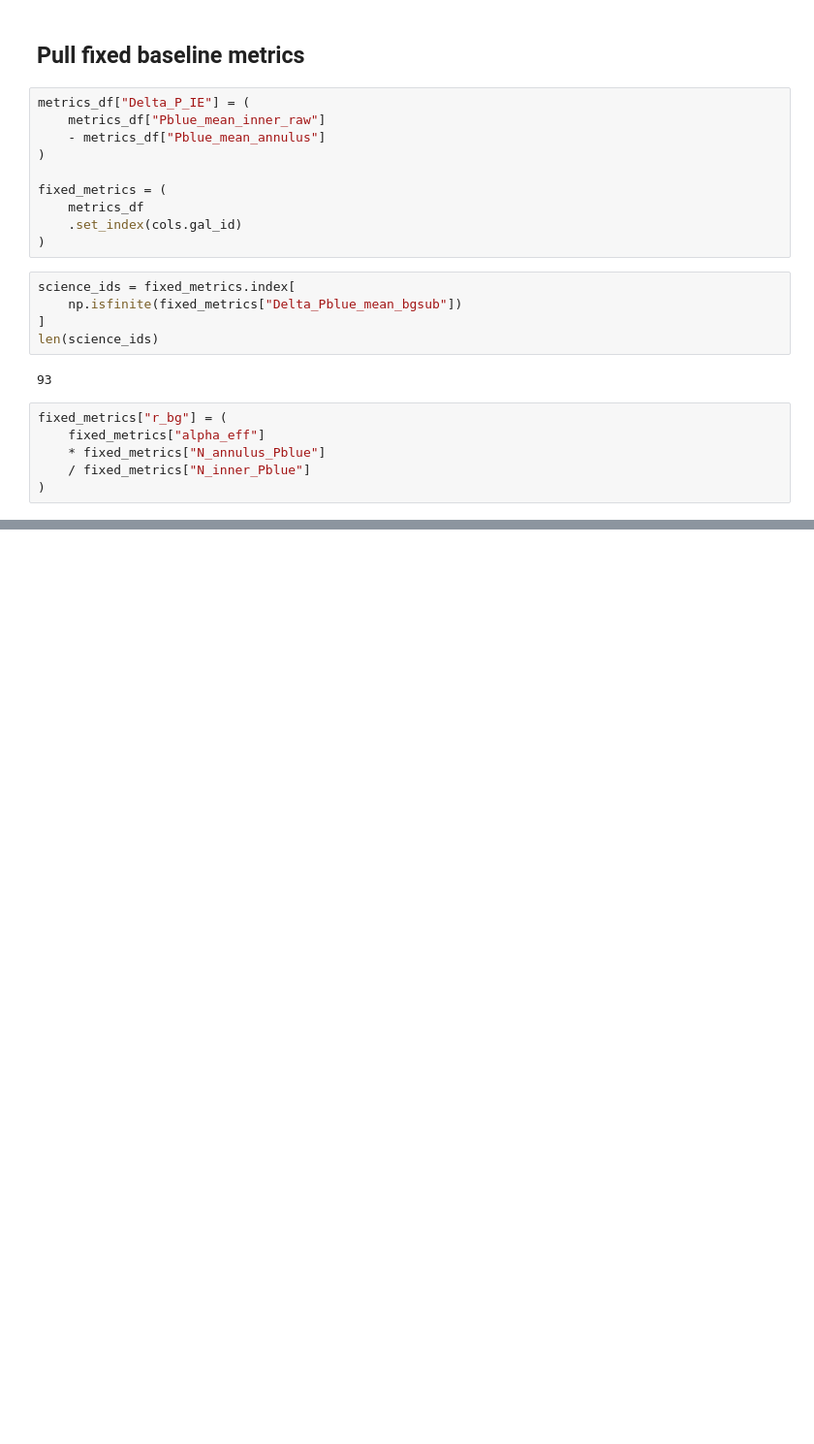
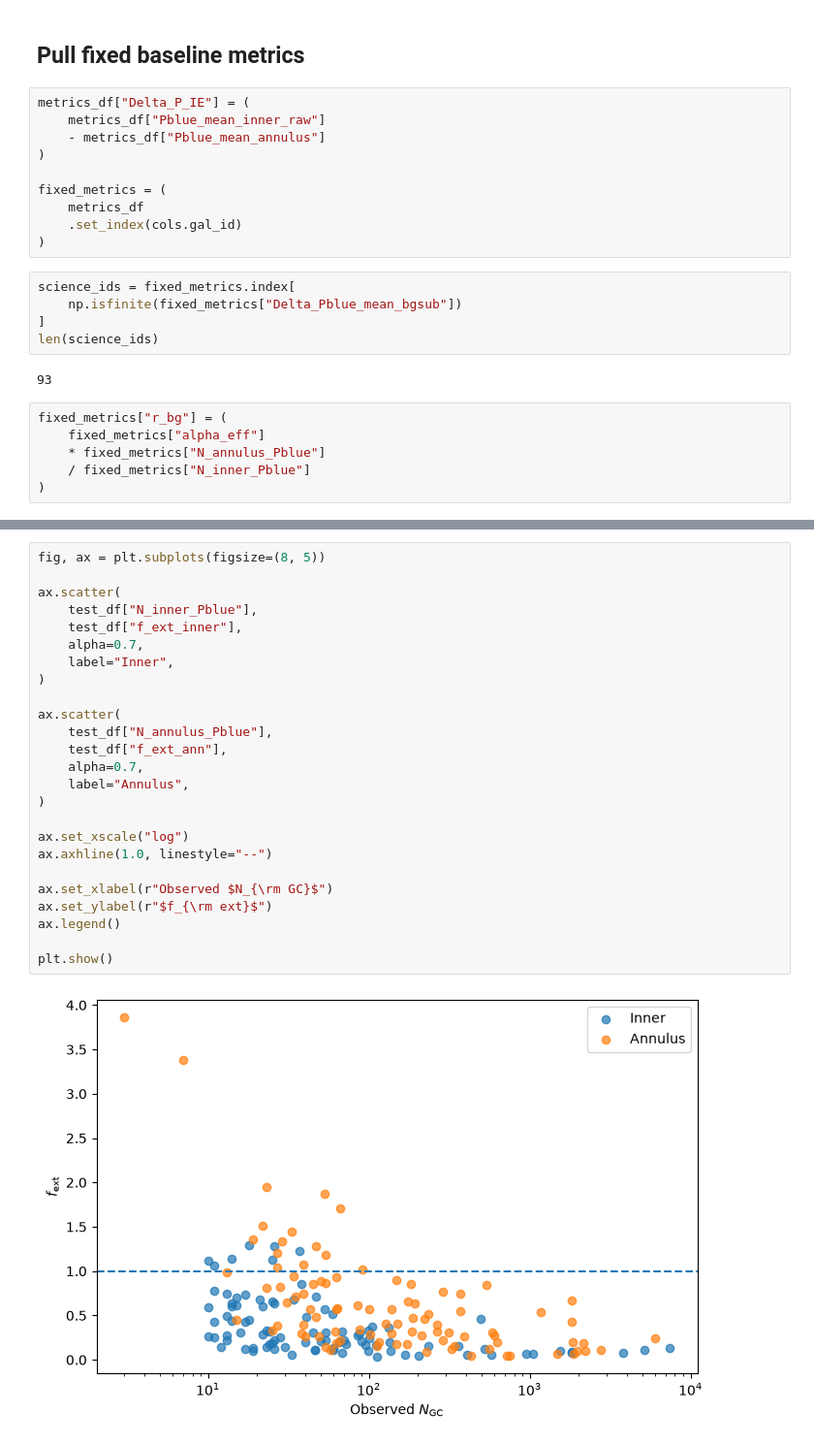
Before and after one commit to Pommers/Coma-GCS-colors, a Jupyter notebook: 07_ext_background_sensitivity.ipynb, the cells around one changed output, grey strips where cells are left out. Shown at 97% size. Saved outputs shown, nothing was run; the diff lists cells and outputs as text; blank space fills up the shorter version.

```diff
--- a/07_ext_background_sensitivity.ipynb
+++ b/07_ext_background_sensitivity.ipynb
@@ -625,0 +1041,27 @@ fixed_metrics["r_bg"] = (
+# %%
+fig, ax = plt.subplots(figsize=(8, 5))
+
+ax.scatter(
+    test_df["N_inner_Pblue"],
+    test_df["f_ext_inner"],
+    alpha=0.7,
+    label="Inner",
+)
+
+ax.scatter(
+    test_df["N_annulus_Pblue"],
+    test_df["f_ext_ann"],
+    alpha=0.7,
+    label="Annulus",
+)
+
+ax.set_xscale("log")
+ax.axhline(1.0, linestyle="--")
+
+ax.set_xlabel(r"Observed $N_{\rm GC}$")
+ax.set_ylabel(r"$f_{\rm ext}$")
+ax.legend()
+
+plt.show()
+# %% [output]
+[figure, added]
```
Also changed, not shown: parts of 39 cells of this notebook.
